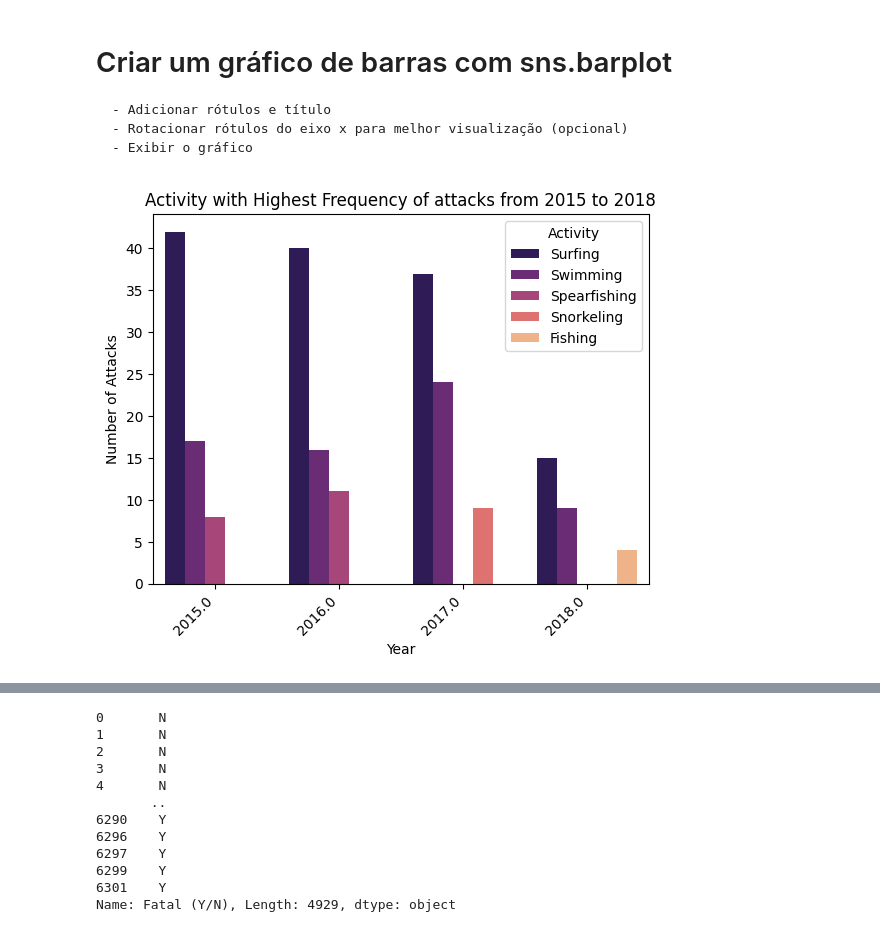
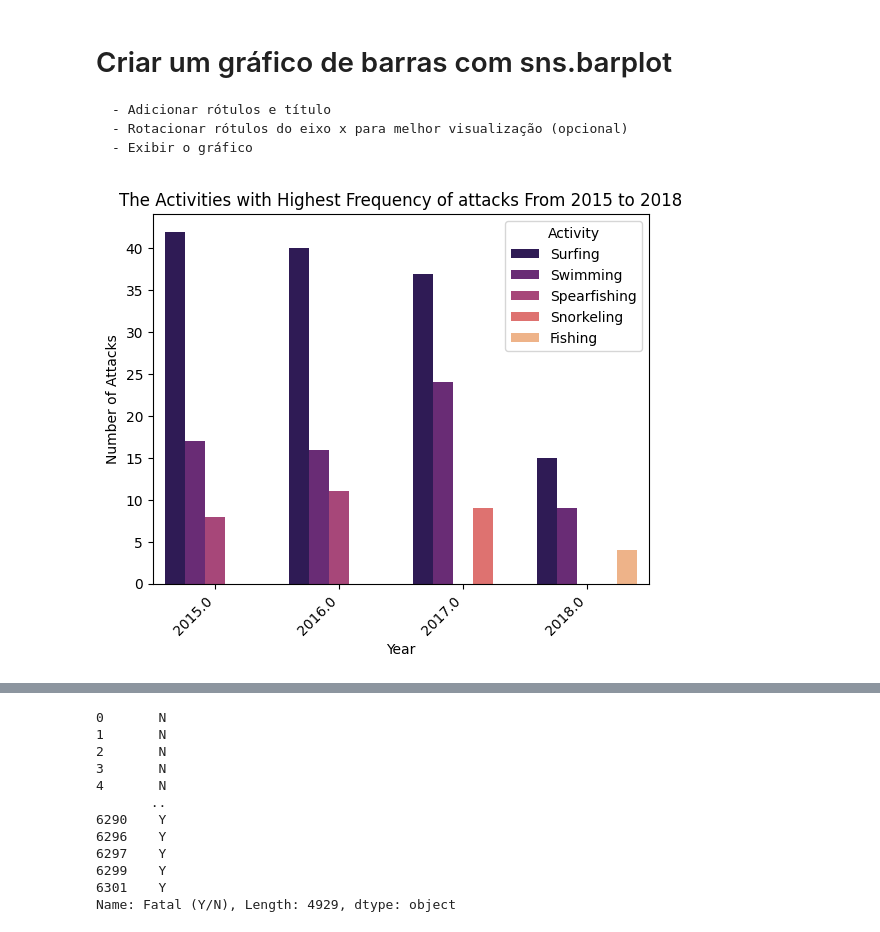
Before and after one commit to leoolessa/Project-one, a Jupyter notebook: test.ipynb, the cells around one changed output, grey strips where cells are left out. Drawn from its saved outputs; the diff is of its cells as text; code cells hidden in the pictures.

```diff
--- a/test.ipynb
+++ b/test.ipynb
@@ -220,13 +220,13 @@ top_activity_by_year
 # %%
 barplot = sns.barplot(x="Year", y="Count", hue="Activity", data=top_activity_by_year, palette="magma")
 
 plt.xlabel('Year')
 plt.ylabel('Number of Attacks')
-plt.title('Activity with Highest Frequency of attacks from 2015 to 2018')
+plt.title('The Activities with Highest Frequency of attacks From 2015 to 2018')
 plt.xticks(rotation=45, ha='right')
 plt.show()
 # %% [output]
-[figure, old version]
+[figure, new version]
 # %%
 data
 # %% [output]
```
Also changed, not shown: parts of 7 cells of this notebook.
